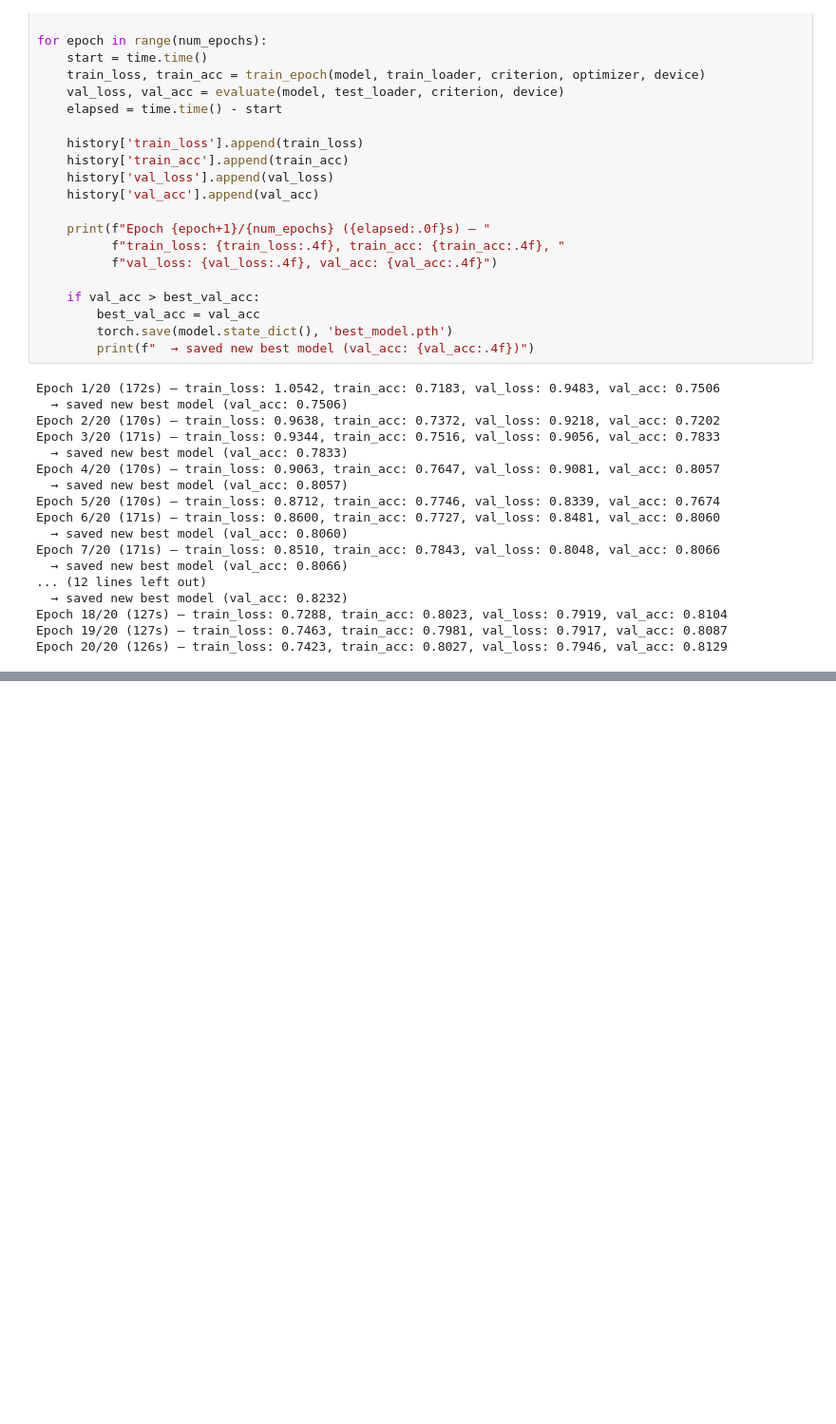
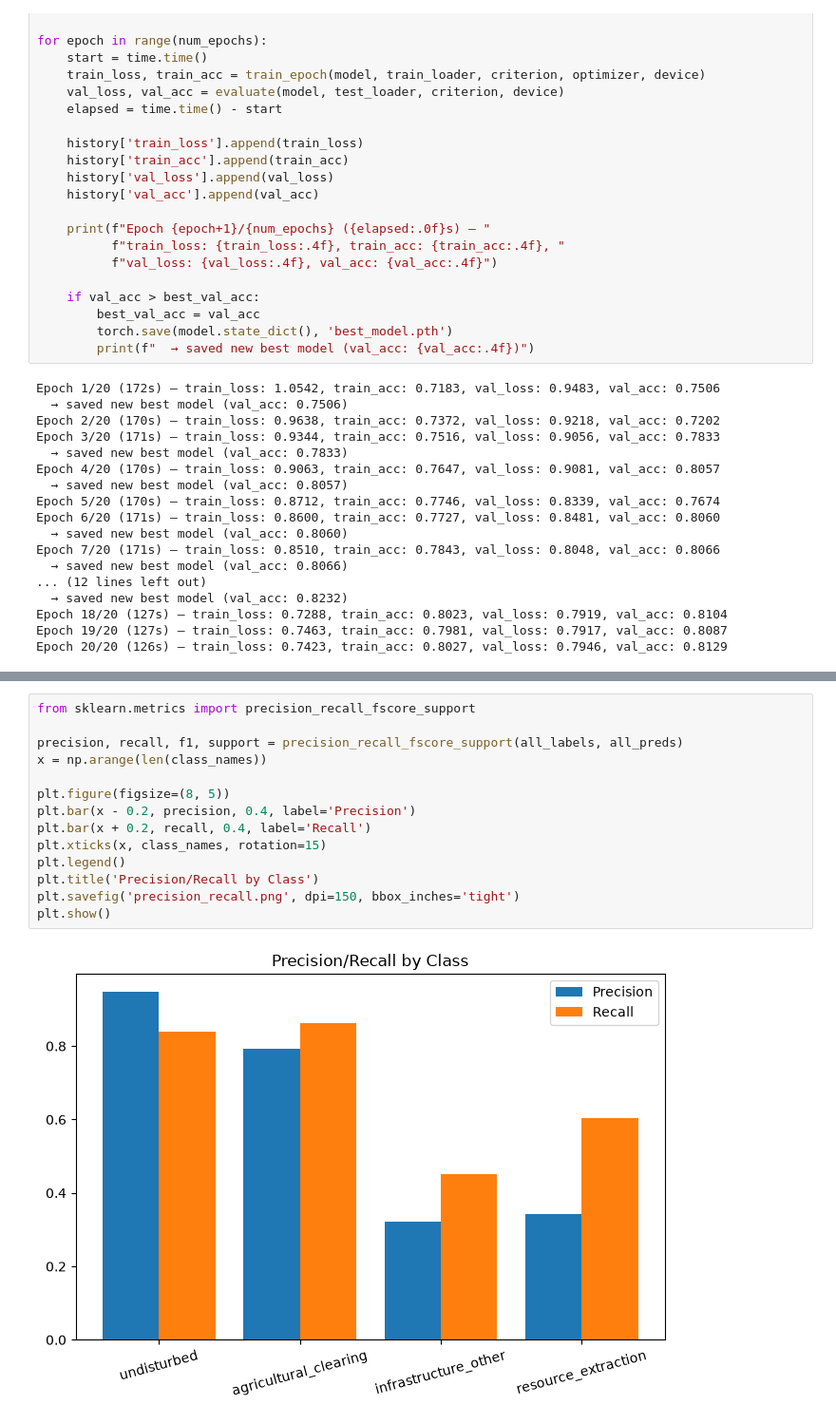
Before and after one commit to TaKo86/Deforestation, a Jupyter notebook: Rainforest.ipynb, the cells around one changed output, grey strips where cells are left out. Shown at 95% size. Drawn from its saved outputs; the diff is of its cells as text; blank space fills up the shorter version.

```diff
--- a/Rainforest.ipynb
+++ b/Rainforest.ipynb
@@ -374,0 +432,16 @@ Epoch 20/20 (126s) — train_loss: 0.7423, train_acc: 0.8027, val_loss: 0.7946,
+# %%
+from sklearn.metrics import precision_recall_fscore_support
+
+precision, recall, f1, support = precision_recall_fscore_support(all_labels, all_preds)
+x = np.arange(len(class_names))
+
+plt.figure(figsize=(8, 5))
+plt.bar(x - 0.2, precision, 0.4, label='Precision')
+plt.bar(x + 0.2, recall, 0.4, label='Recall')
+plt.xticks(x, class_names, rotation=15)
+plt.legend()
+plt.title('Precision/Recall by Class')
+plt.savefig('precision_recall.png', dpi=150, bbox_inches='tight')
+plt.show()
+# %% [output]
+[figure, added]
```
Also changed, not shown: parts of 11 cells of this notebook, 9 other files.
